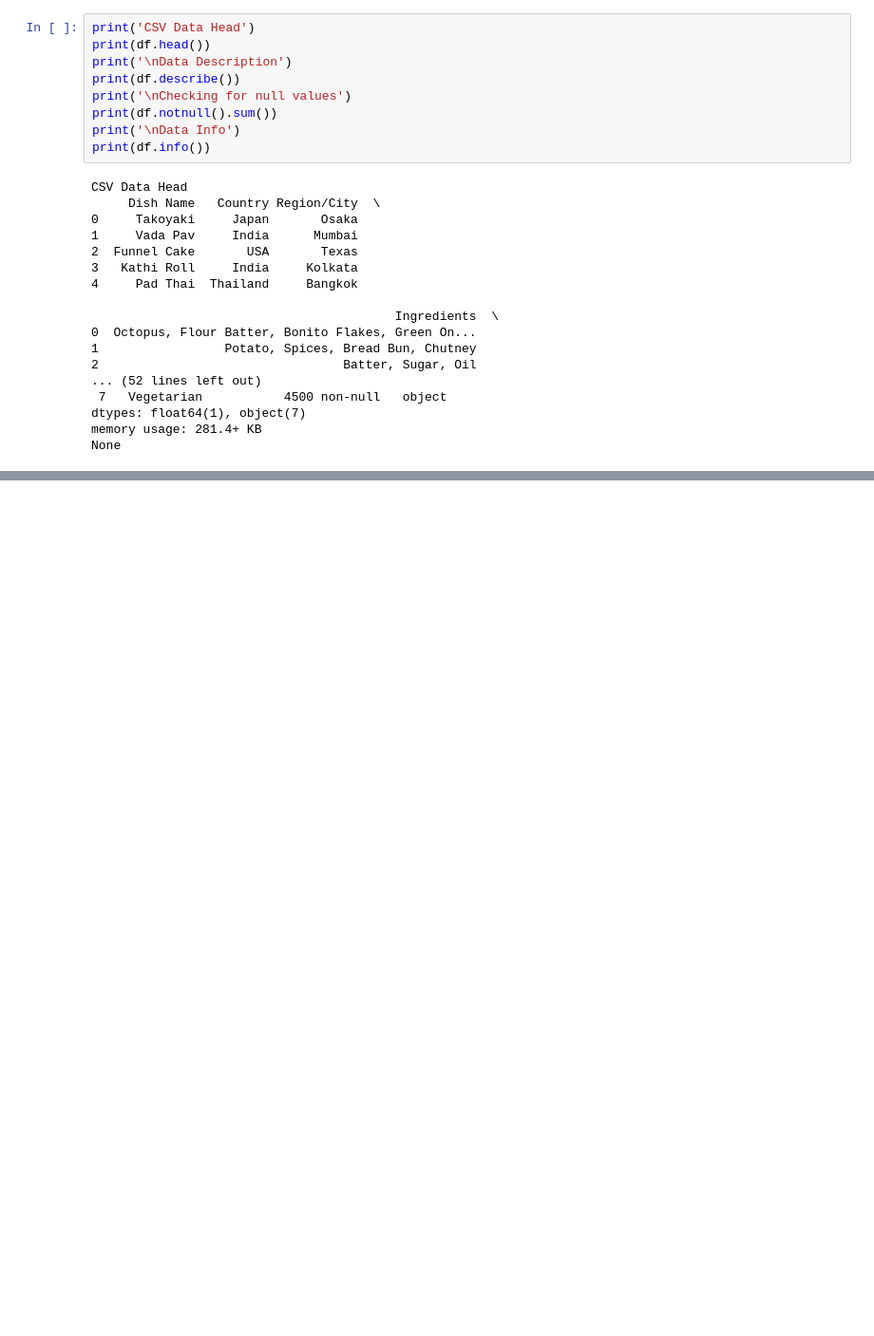
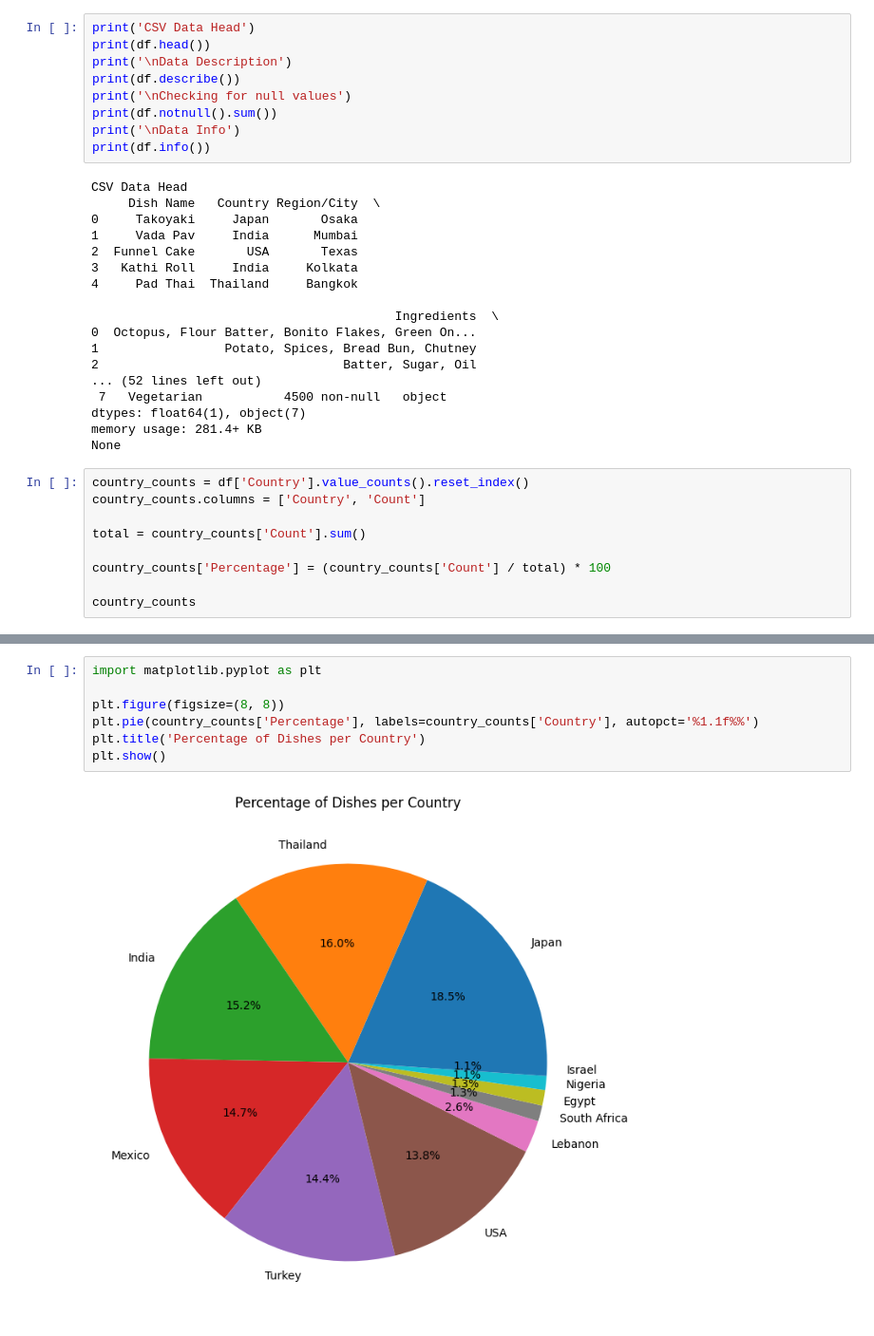
Before and after one commit to Yamm23/Learning-Macine-Learning, a Jupyter notebook: Global_Street_Food.ipynb, the cells around one changed output, grey strips where cells are left out. Shown: that part at 95% size. Drawn from its saved outputs; the diff is of its cells as text; blank space fills up the shorter version.

```diff
--- a/Global_Street_Food.ipynb
+++ b/Global_Street_Food.ipynb
@@ -35,3 +35,12 @@ CSV Data Head
 dtypes: float64(1), object(7)
 memory usage: 281.4+ KB
 None
+# %%
+country_counts = df['Country'].value_counts().reset_index()
+country_counts.columns = ['Country', 'Count']
+
+total = country_counts['Count'].sum()
+
+country_counts['Percentage'] = (country_counts['Count'] / total) * 100
+
+country_counts
@@ -37,0 +60,9 @@ None
+# %%
+import matplotlib.pyplot as plt
+
+plt.figure(figsize=(8, 8))
+plt.pie(country_counts['Percentage'], labels=country_counts['Country'], autopct='%1.1f%%')
+plt.title('Percentage of Dishes per Country')
+plt.show()
+# %% [output]
+[figure, added]
```
Also changed, not shown: parts of 1 cell of this notebook.
